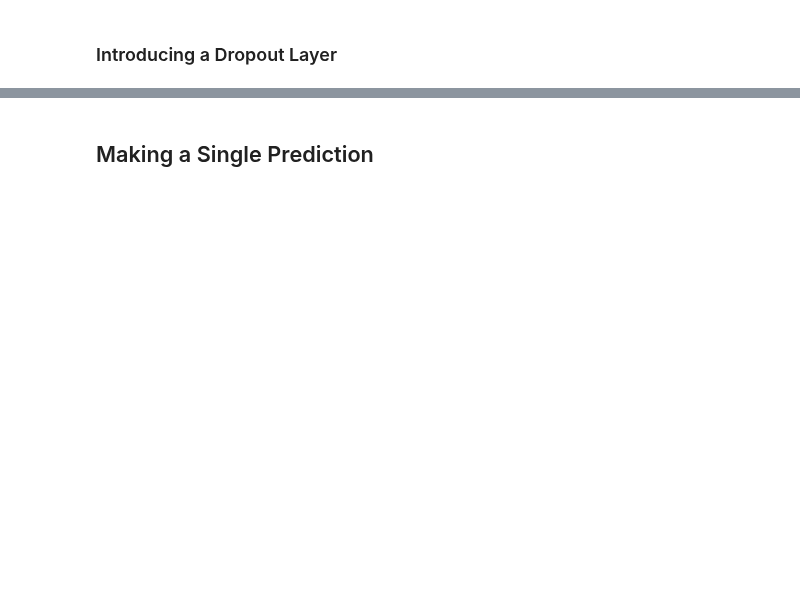
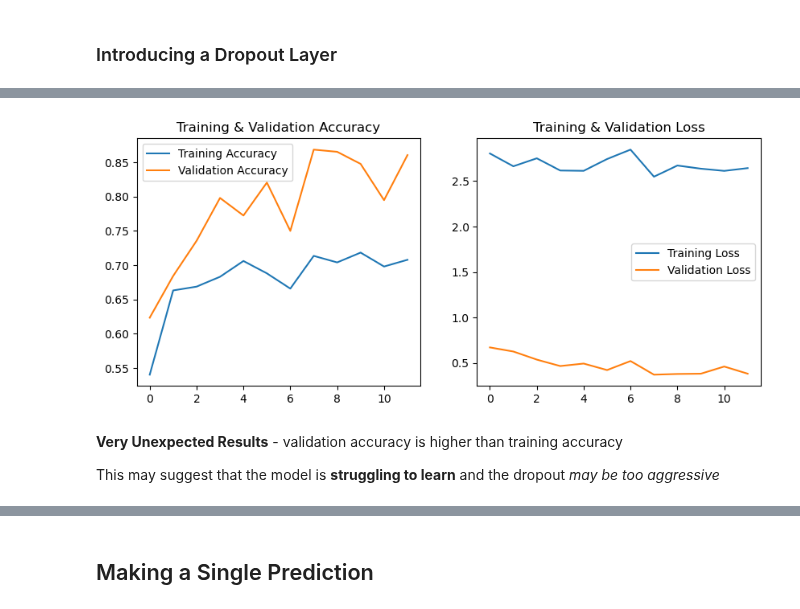
Before and after one commit to david-boules/SDS-CP021-pneumonia-detection, a Jupyter notebook: notebooks/david-boules/david-notebook.ipynb, the cells around one changed output, grey strips where cells are left out. Saved outputs shown, nothing was run; the diff lists cells and outputs as text; code cells hidden in the pictures; blank space fills up the shorter version.

Commit message:
Updated Model + Created Web-App

```diff
--- a/notebooks/david-boules/david-notebook.ipynb
+++ b/notebooks/david-boules/david-notebook.ipynb
@@ -422,0 +471,24 @@ Validation Recall: [0.7230769395828247, 0.7948718070983887, 0.7923076748847961,
+# %%
+history = cnn.history
+epochs = range(len(history.history['accuracy']))
+
+plt.figure(figsize=(10, 4))
+plt.subplot(1, 2, 1)
+plt.plot(epochs, history.history['accuracy'], label='Training Accuracy')
+plt.plot(epochs, history.history['val_accuracy'], label='Validation Accuracy')
+plt.legend()
+plt.title('Training & Validation Accuracy')
+
+plt.subplot(1, 2, 2)
+plt.plot(epochs, history.history['loss'], label='Training Loss')
+plt.plot(epochs, history.history['val_loss'], label='Validation Loss')
+plt.legend()
+plt.title('Training & Validation Loss')
+
+plt.show()
+# %% [output]
+[figure, added]
+# %% [markdown]
+**Very Unexpected Results** - validation accuracy is higher than training accuracy
+
+This may suggest that the model is **struggling to learn** and the dropout *may be too aggressive*
```
Also changed, not shown: parts of 23 cells of this notebook, 3 other files.
